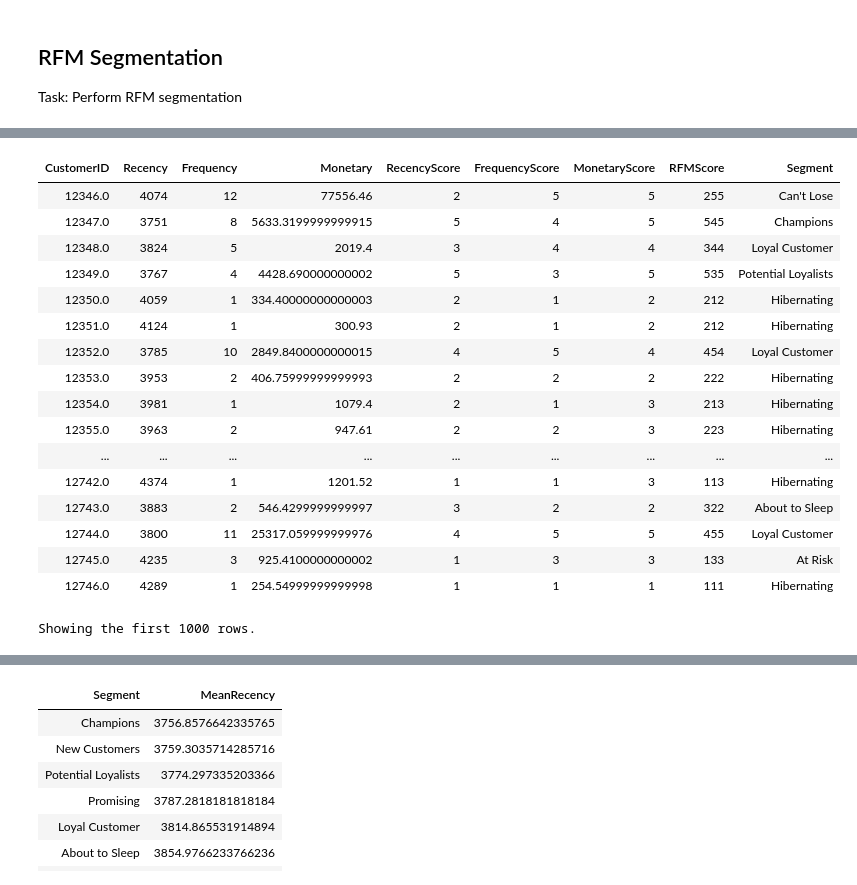
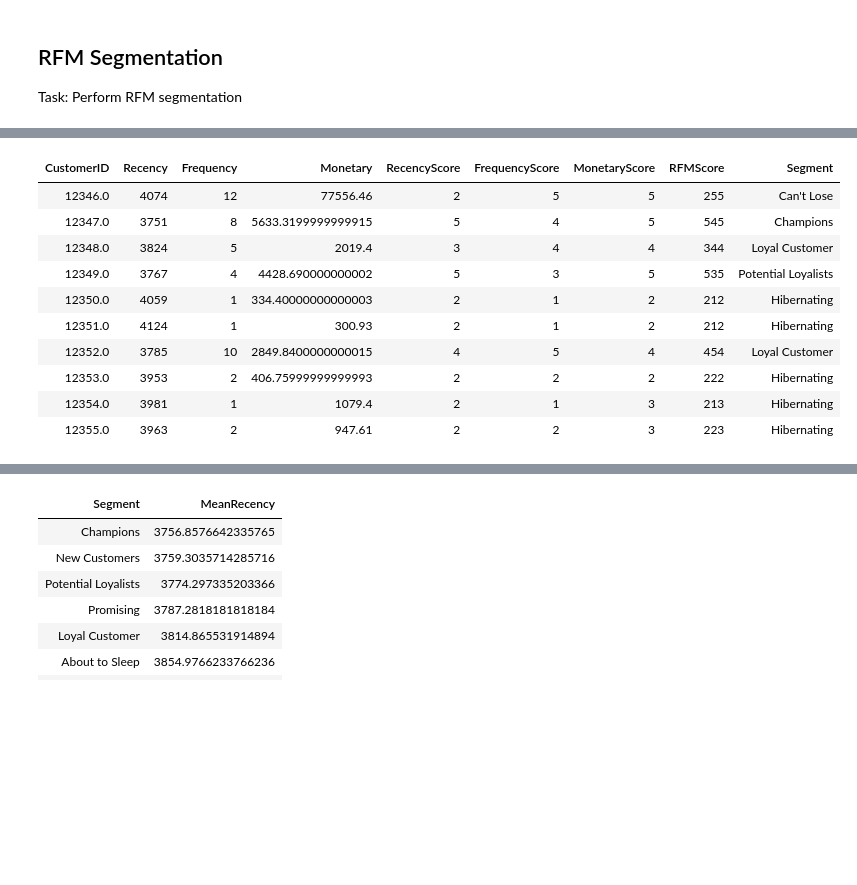
Before and after one commit to jarviscanada/jarvis_data_eng_JoshWessel, a Jupyter notebook: spark/notebook/Retail Data Analytics with PySpark.ipynb, the cells around one changed output, grey strips where cells are left out. Cells and saved outputs as stored; diff of their text form; code cells hidden in the pictures; blank space fills up the shorter version.

```diff
--- a/spark/notebook/Retail Data Analytics with PySpark.ipynb
+++ b/spark/notebook/Retail Data Analytics with PySpark.ipynb
@@ -829,29 +718,22 @@ mapping_expr = create_map([lit(x) for x in chain(*seg_map.items())])
 # %%
 # Add a "Segment" column
 rfm_table_segments = rfm_table_scores.withColumn("Segment", regexp_replace(concat(rfm_table_scores.RecencyScore.cast("String"), rfm_table_scores.FrequencyScore.cast("String")), ".0", "").cast("String"))
 rfm_table_segments = rfm_table_segments.withColumn("Segment", mapping_expr.getItem(col("Segment")))
 
 # Display the resulting dataframe
-display(rfm_table_segments)
+display(rfm_table_segments.limit(10))
 # %% [output]
 | CustomerID | Recency | Frequency | Monetary | RecencyScore | FrequencyScore | MonetaryScore | RFMScore | Segment |
 | 12346.0 | 4074 | 12 | 77556.46 | 2 | 5 | 5 | 255 | Can't Lose |
 | 12347.0 | 3751 | 8 | 5633.3199999999915 | 5 | 4 | 5 | 545 | Champions |
 | 12348.0 | 3824 | 5 | 2019.4 | 3 | 4 | 4 | 344 | Loyal Customer |
 | 12349.0 | 3767 | 4 | 4428.690000000002 | 5 | 3 | 5 | 535 | Potential Loyalists |
 | 12350.0 | 4059 | 1 | 334.40000000000003 | 2 | 1 | 2 | 212 | Hibernating |
 | 12351.0 | 4124 | 1 | 300.93 | 2 | 1 | 2 | 212 | Hibernating |
 | 12352.0 | 3785 | 10 | 2849.8400000000015 | 4 | 5 | 4 | 454 | Loyal Customer |
 | 12353.0 | 3953 | 2 | 406.75999999999993 | 2 | 2 | 2 | 222 | Hibernating |
 | 12354.0 | 3981 | 1 | 1079.4 | 2 | 1 | 3 | 213 | Hibernating |
 | 12355.0 | 3963 | 2 | 947.61 | 2 | 2 | 3 | 223 | Hibernating |
-| ... | ... | ... | ... | ... | ... | ... | ... | ... |
-| 12742.0 | 4374 | 1 | 1201.52 | 1 | 1 | 3 | 113 | Hibernating |
-| 12743.0 | 3883 | 2 | 546.4299999999997 | 3 | 2 | 2 | 322 | About to Sleep |
-| 12744.0 | 3800 | 11 | 25317.059999999976 | 4 | 5 | 5 | 455 | Loyal Customer |
-| 12745.0 | 4235 | 3 | 925.4100000000002 | 1 | 3 | 3 | 133 | At Risk |
-| 12746.0 | 4289 | 1 | 254.54999999999998 | 1 | 1 | 1 | 111 | Hibernating |
-Showing the first 1000 rows.
 # %%
 # Create a dataframe containing mean and count of each segment
 rfm_table_segments_agg = (rfm_table_segments
```
Also changed, not shown: parts of 17 cells of this notebook, 1 other file.
